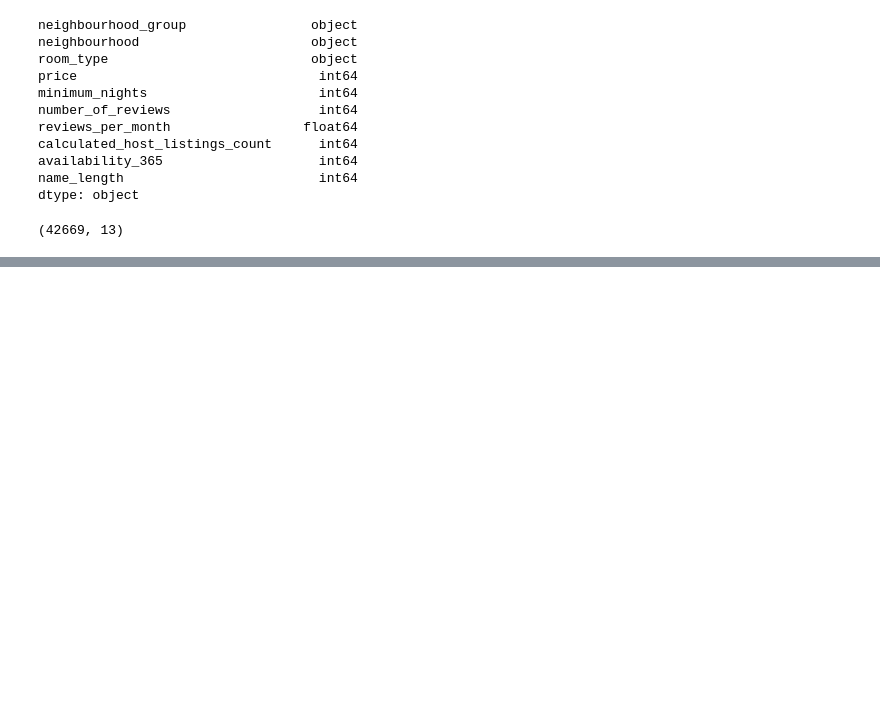
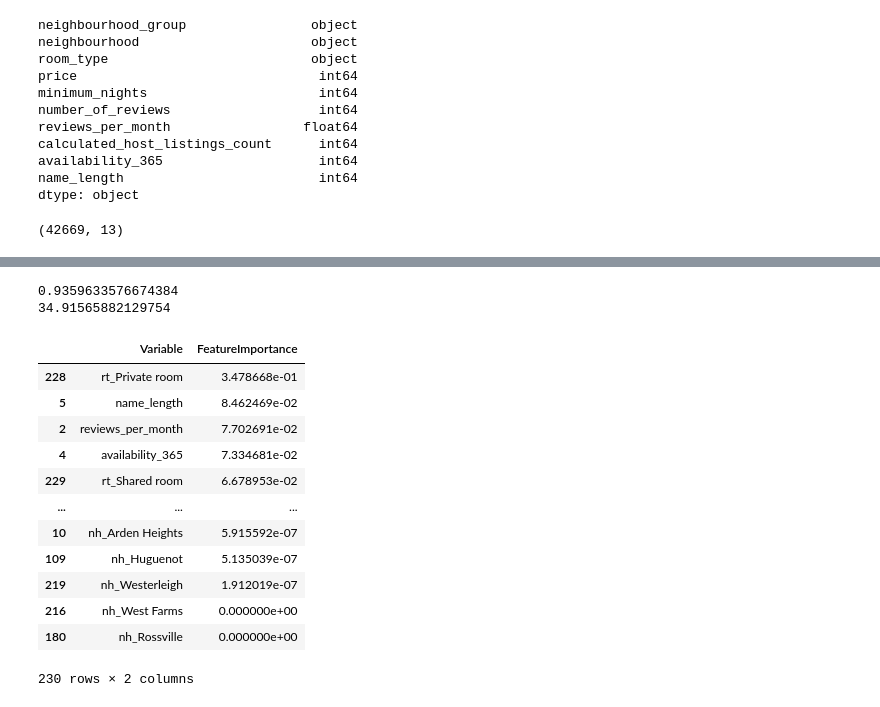
Before and after one commit to evgeniya-egupova/wise_host, a Jupyter notebook: data/price_prediction.ipynb, the cells around one changed output, grey strips where cells are left out. Saved outputs shown, nothing was run; the diff lists cells and outputs as text; code cells hidden in the pictures; blank space fills up the shorter version.

Commit message:
train initial model

```diff
--- a/data/price_prediction.ipynb
+++ b/data/price_prediction.ipynb
@@ -387,0 +406,3 @@ Y1 = dataset_onehot1["price"]
+# %%
+
+dataset_onehot2 = pd.get_dummies(dataset, columns=['neighbourhood_group',"neighbourhood","room_type"], prefix = ['ng',"nh","rt"],drop_first=True)
@@ -387,0 +413,8 @@ Y1 = dataset_onehot1["price"]
+# %%
+XL1= dataset_onehot2.loc[:, dataset_onehot2.columns != 'price']
+YL1 = dataset_onehot2["price"]
+x_trainL11, x_testL11, y_trainL11, y_testL11 = train_test_split(XL1, YL1, test_size=0.20, random_state=42)
+# %%
+
+regrRM = RandomForestRegressor(n_estimators=300)
+regrRM.fit(x_trainL11, y_trainL11)
@@ -387,0 +429,27 @@ Y1 = dataset_onehot1["price"]
+# %%
+
+print(regrRM.score(x_trainL11, y_trainL11))
+y_predL1= regrRM.predict(x_testL11)
+print(np.sqrt(metrics.mean_squared_error(y_testL11,y_predL1)))
+# %% [output]
+0.9359633576674384
+34.91565882129754
+# %%
+CoeffRM1 = pd.DataFrame(columns=["Variable","FeatureImportance"])
+CoeffRM1["Variable"]=x_trainL11.columns
+CoeffRM1["FeatureImportance"]=regrRM.feature_importances_
+CoeffRM1.sort_values("FeatureImportance", ascending = False)
+# %% [output]
+|  | Variable | FeatureImportance |
+| 228 | rt_Private room | 3.478668e-01 |
+| 5 | name_length | 8.462469e-02 |
+| 2 | reviews_per_month | 7.702691e-02 |
+| 4 | availability_365 | 7.334681e-02 |
+| 229 | rt_Shared room | 6.678953e-02 |
+| ... | ... | ... |
+| 10 | nh_Arden Heights | 5.915592e-07 |
+| 109 | nh_Huguenot | 5.135039e-07 |
+| 219 | nh_Westerleigh | 1.912019e-07 |
+| 216 | nh_West Farms | 0.000000e+00 |
+| 180 | nh_Rossville | 0.000000e+00 |
+230 rows × 2 columns
```
Also changed, not shown: parts of 21 cells of this notebook.
